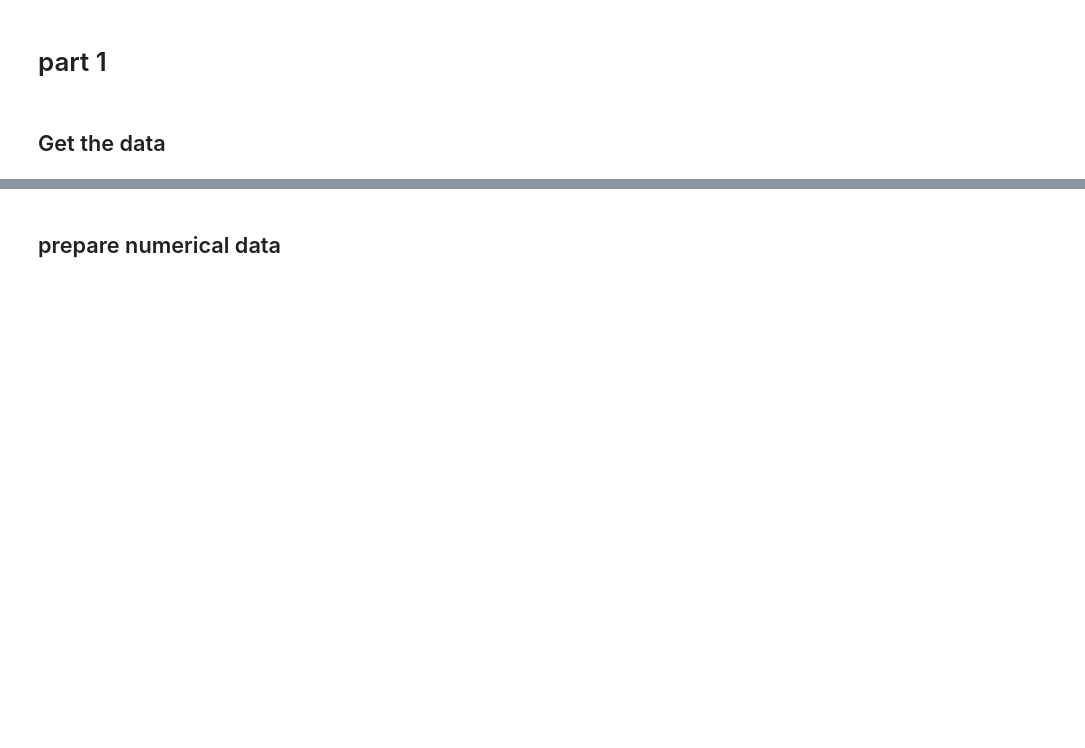
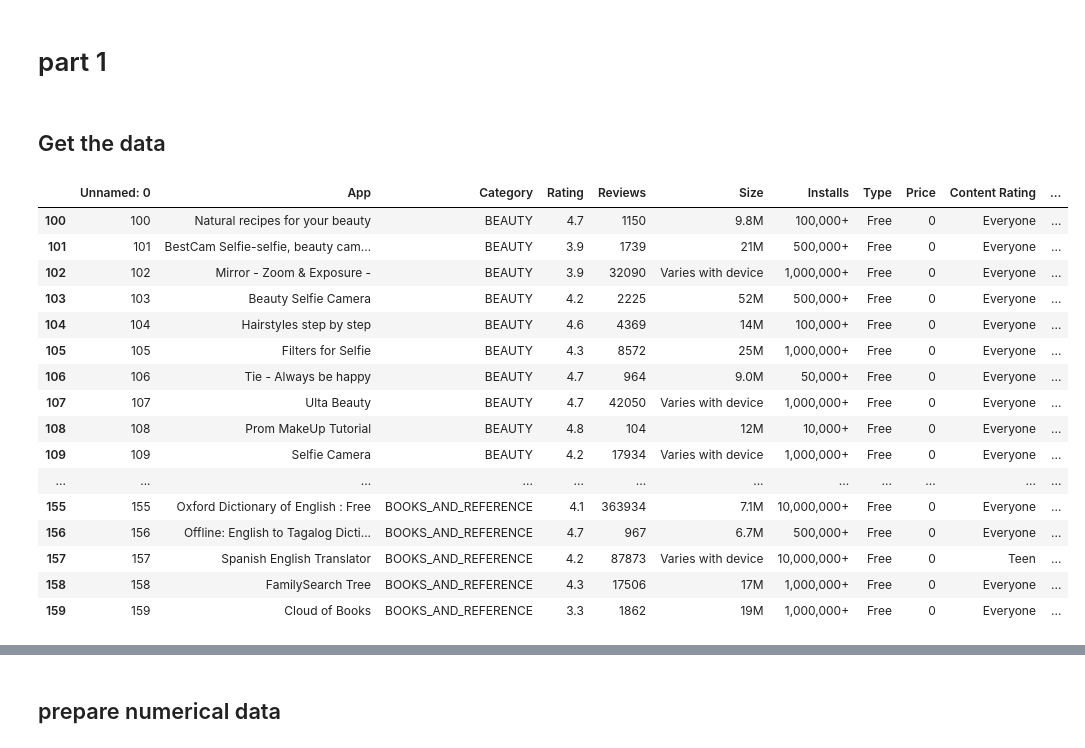
Before and after one commit to Soroush-Pasandideh/DataMining, a Jupyter notebook: DataMining.ipynb, the cells around one changed output, grey strips where cells are left out. Drawn from its saved outputs; the diff is of its cells as text; code cells hidden in the pictures; blank space fills up the shorter version.

```diff
--- a/DataMining.ipynb
+++ b/DataMining.ipynb
@@ -10,3 +10,35 @@ import os
 # part 1
 # %% [markdown]
 ## Get the data
+# %%
+df = pd.read_csv('GooglePlay.csv')
+# print(df)
+df_test = pd.read_csv('heart_attack_prediction_dataset.csv')
+# list(df['Last Update'].value_counts().keys())
+list(df['Price'].value_counts().keys())
+# l = []
+# for i in df['Genres'].value_counts().keys():
+#     l+= i.split(';')
+# set(l)
+# df[df['Content Rating'] == 'Adults only 18+']
+# df['Installs'].value_counts()
+# df['Price'].value_counts()
+df.iloc[100:160]
+# %% [output]
+|  | Unnamed: 0 | App | Category | Rating | Reviews | Size | Installs | Type | Price | Content Rating | ... |
+| 100 | 100 | Natural recipes for your beauty | BEAUTY | 4.7 | 1150 | 9.8M | 100,000+ | Free | 0 | Everyone | ... |
+| 101 | 101 | BestCam Selfie-selfie, beauty cam... | BEAUTY | 3.9 | 1739 | 21M | 500,000+ | Free | 0 | Everyone | ... |
+| 102 | 102 | Mirror - Zoom & Exposure - | BEAUTY | 3.9 | 32090 | Varies with device | 1,000,000+ | Free | 0 | Everyone | ... |
+| 103 | 103 | Beauty Selfie Camera | BEAUTY | 4.2 | 2225 | 52M | 500,000+ | Free | 0 | Everyone | ... |
+| 104 | 104 | Hairstyles step by step | BEAUTY | 4.6 | 4369 | 14M | 100,000+ | Free | 0 | Everyone | ... |
+| 105 | 105 | Filters for Selfie | BEAUTY | 4.3 | 8572 | 25M | 1,000,000+ | Free | 0 | Everyone | ... |
+| 106 | 106 | Tie - Always be happy | BEAUTY | 4.7 | 964 | 9.0M | 50,000+ | Free | 0 | Everyone | ... |
+| 107 | 107 | Ulta Beauty | BEAUTY | 4.7 | 42050 | Varies with device | 1,000,000+ | Free | 0 | Everyone | ... |
+| 108 | 108 | Prom MakeUp Tutorial | BEAUTY | 4.8 | 104 | 12M | 10,000+ | Free | 0 | Everyone | ... |
+| 109 | 109 | Selfie Camera | BEAUTY | 4.2 | 17934 | Varies with device | 1,000,000+ | Free | 0 | Everyone | ... |
+| ... | ... | ... | ... | ... | ... | ... | ... | ... | ... | ... | ... |
+| 155 | 155 | Oxford Dictionary of English : Free | BOOKS_AND_REFERENCE | 4.1 | 363934 | 7.1M | 10,000,000+ | Free | 0 | Everyone | ... |
+| 156 | 156 | Offline: English to Tagalog Dicti... | BOOKS_AND_REFERENCE | 4.7 | 967 | 6.7M | 500,000+ | Free | 0 | Everyone | ... |
+| 157 | 157 | Spanish English Translator | BOOKS_AND_REFERENCE | 4.2 | 87873 | Varies with device | 10,000,000+ | Free | 0 | Teen | ... |
+| 158 | 158 | FamilySearch Tree | BOOKS_AND_REFERENCE | 4.3 | 17506 | 17M | 1,000,000+ | Free | 0 | Everyone | ... |
+| 159 | 159 | Cloud of Books | BOOKS_AND_REFERENCE | 3.3 | 1862 | 19M | 1,000,000+ | Free | 0 | Everyone | ... |
```
Also changed, not shown: parts of 25 cells of this notebook.
